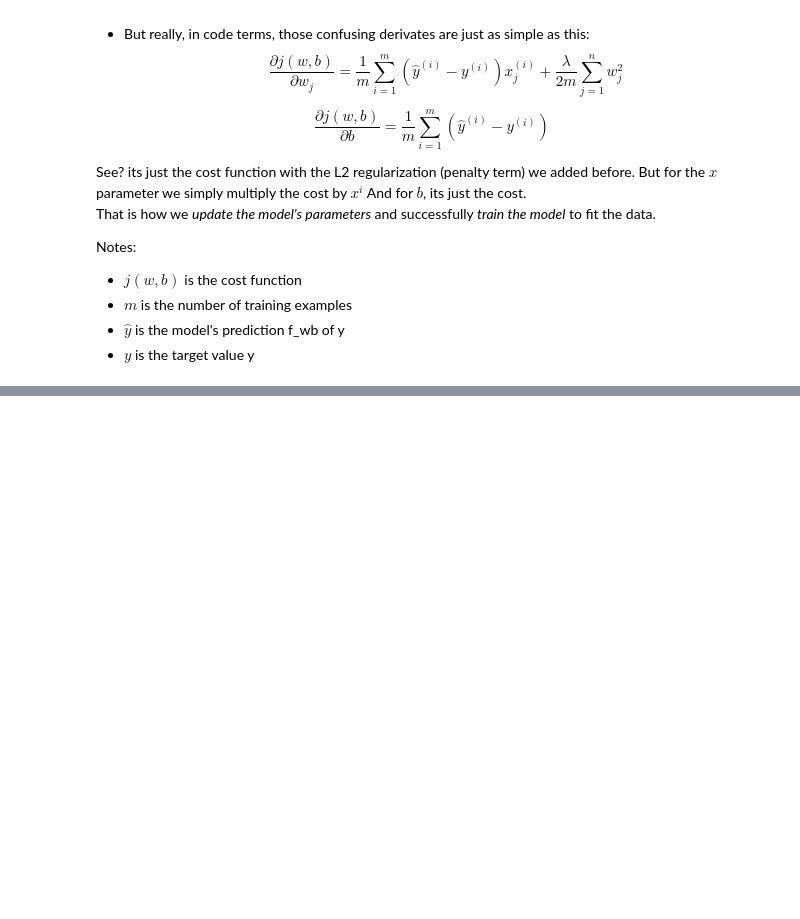
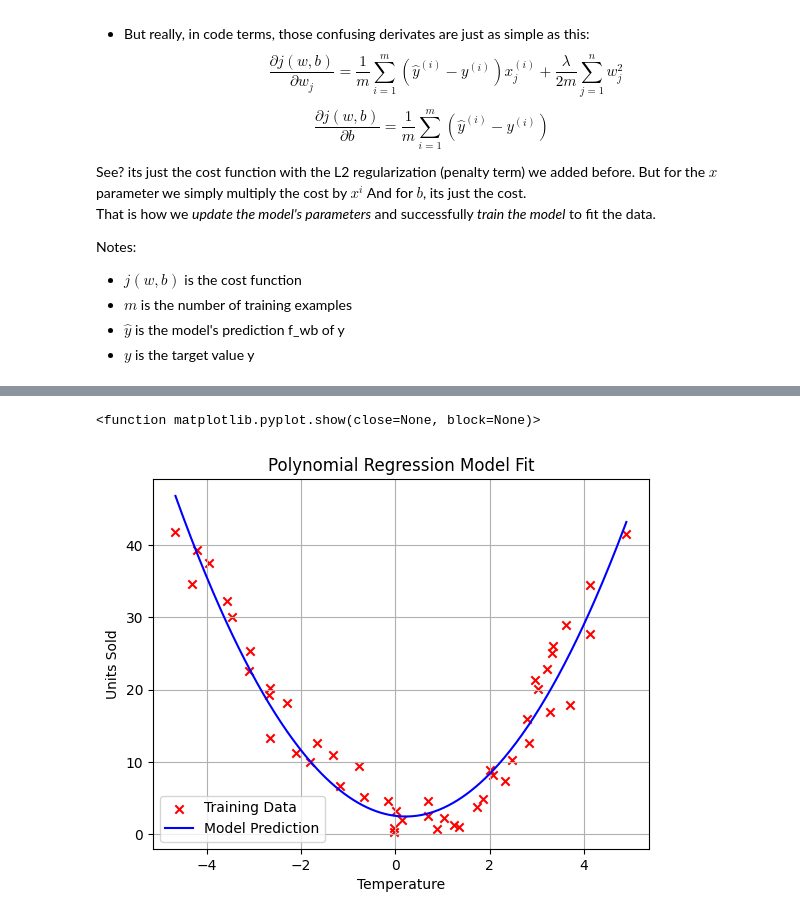
Before and after one commit to lucirie/ML-Regression-Models, a Jupyter notebook: nonlinear/nonlinear.ipynb, the cells around one changed output, grey strips where cells are left out. Saved outputs shown, nothing was run; the diff lists cells and outputs as text; code cells hidden in the pictures; blank space fills up the shorter version.

```diff
--- a/nonlinear/nonlinear.ipynb
+++ b/nonlinear/nonlinear.ipynb
@@ -121,0 +171,16 @@ def gradient_descent(w, b, x, y, alphar, itterations, cost_arr):
+# %%
+plt.scatter(x_raw, y, marker='x', color='r', label="Training Data")
+x_line = np.linspace(x_raw.min(), x_raw.max(), 300).reshape(-1, 1)  # shape (300, 1)
+x_line_poly = get_polynomial_features(x_line, degree=2)
+y_line = x_line_poly @ w + b
+
+plt.plot(x_line, y_line, color='b', label='Model Prediction')
+plt.xlabel("Temperature")
+plt.ylabel("Units Sold")
+plt.title("Polynomial Regression Model Fit")
+plt.legend()
+plt.grid(True)
+plt.show
+# %% [output]
+<function matplotlib.pyplot.show(close=None, block=None)>
+[figure, added]
```
Also changed, not shown: parts of 6 cells of this notebook.
